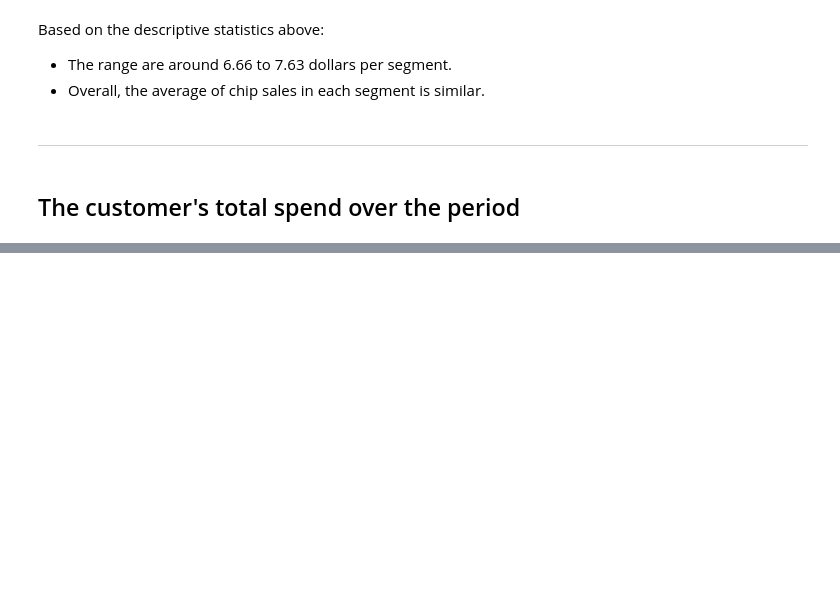
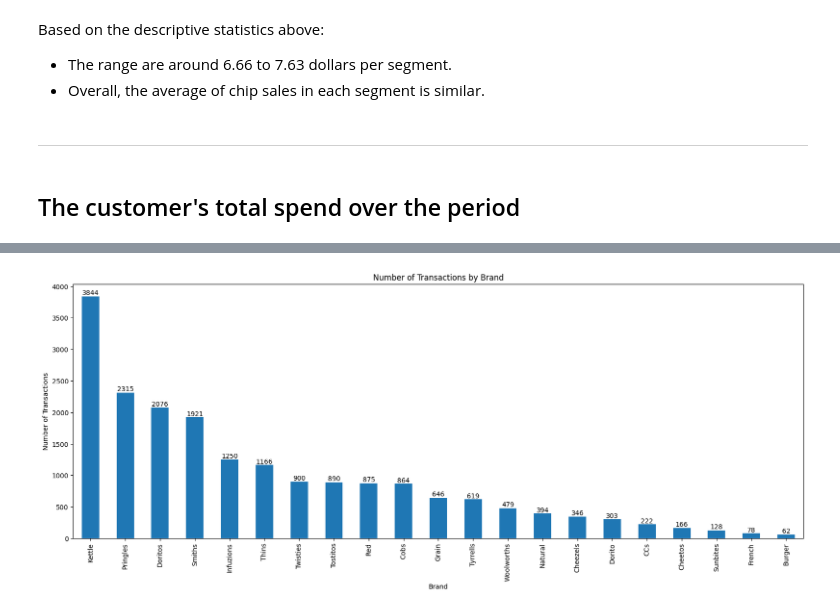
Before and after one commit to Ethan4thewin/Quantium---Chips, a Jupyter notebook: my_nb.ipynb, the cells around one changed output, grey strips where cells are left out. Drawn from its saved outputs; the diff is of its cells as text; code cells hidden in the pictures; blank space fills up the shorter version.

```diff
--- a/my_nb.ipynb
+++ b/my_nb.ipynb
@@ -625,0 +697,4 @@ plt.show()
+# %%
+# create a dataframe of only Mainstream - Young Singles/Couples customer segment
+data_MS_YSC = data[(data['PREMIUM_CUSTOMER'] == 'Mainstream') & (data['LIFESTAGE'] == 'YOUNG SINGLES/COUPLES')]
+data_MS_YSC
@@ -625,0 +715,10 @@ plt.show()
+# %%
+data_MS_YSC.BRAND.value_counts().plot(kind='bar', figsize=(20, 7))
+for i in range(len(data_MS_YSC.BRAND.value_counts())):
+    plt.text(i, data_MS_YSC.BRAND.value_counts()[i], data_MS_YSC.BRAND.value_counts()[i], ha='center', va='bottom')
+plt.xlabel('Brand')
+plt.ylabel('Number of Transactions')
+plt.title('Number of Transactions by Brand')
+plt.show()
+# %% [output]
+[figure, added]
```
Also changed, not shown: parts of 29 cells of this notebook.
